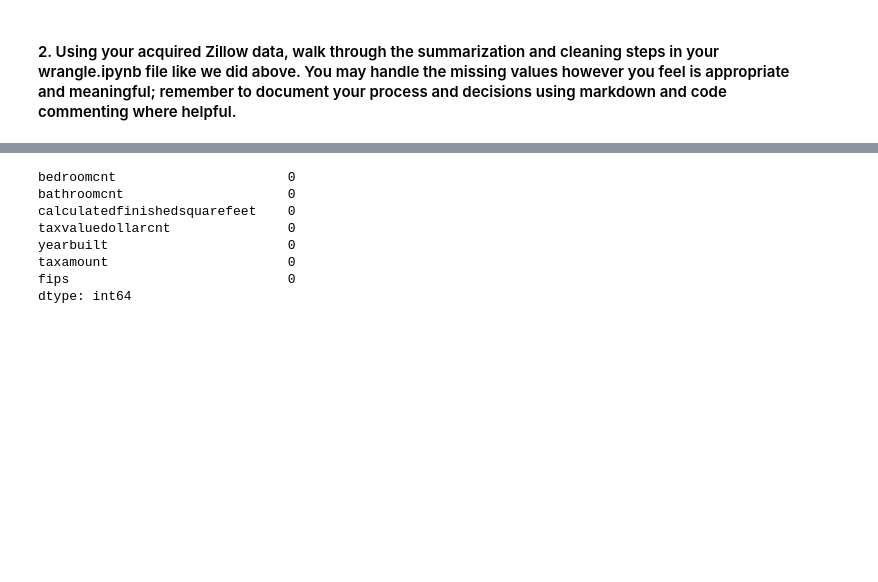
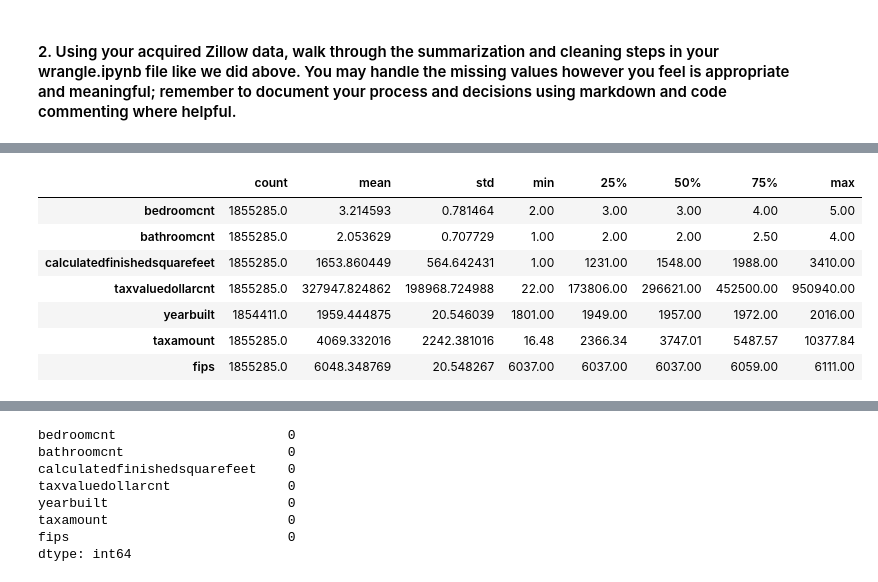
Before and after one commit to morgancross2/regression-exercises, a Jupyter notebook: wrangle.ipynb, the cells around one changed output, grey strips where cells are left out. Cells and saved outputs as stored; diff of their text form; code cells hidden in the pictures; blank space fills up the shorter version.

```diff
--- a/wrangle.ipynb
+++ b/wrangle.ipynb
@@ -122,0 +120,11 @@ zil.head()
+# %%
+zil.describe().T
+# %% [output]
+|  | count | mean | std | min | 25% | 50% | 75% | max |
+| bedroomcnt | 1855285.0 | 3.214593 | 0.781464 | 2.00 | 3.00 | 3.00 | 4.00 | 5.00 |
+| bathroomcnt | 1855285.0 | 2.053629 | 0.707729 | 1.00 | 2.00 | 2.00 | 2.50 | 4.00 |
+| calculatedfinishedsquarefeet | 1855285.0 | 1653.860449 | 564.642431 | 1.00 | 1231.00 | 1548.00 | 1988.00 | 3410.00 |
+| taxvaluedollarcnt | 1855285.0 | 327947.824862 | 198968.724988 | 22.00 | 173806.00 | 296621.00 | 452500.00 | 950940.00 |
+| yearbuilt | 1854411.0 | 1959.444875 | 20.546039 | 1801.00 | 1949.00 | 1957.00 | 1972.00 | 2016.00 |
+| taxamount | 1855285.0 | 4069.332016 | 2242.381016 | 16.48 | 2366.34 | 3747.01 | 5487.57 | 10377.84 |
+| fips | 1855285.0 | 6048.348769 | 20.548267 | 6037.00 | 6037.00 | 6037.00 | 6059.00 | 6111.00 |
```
Also changed, not shown: parts of 27 cells of this notebook, 2 other files.
